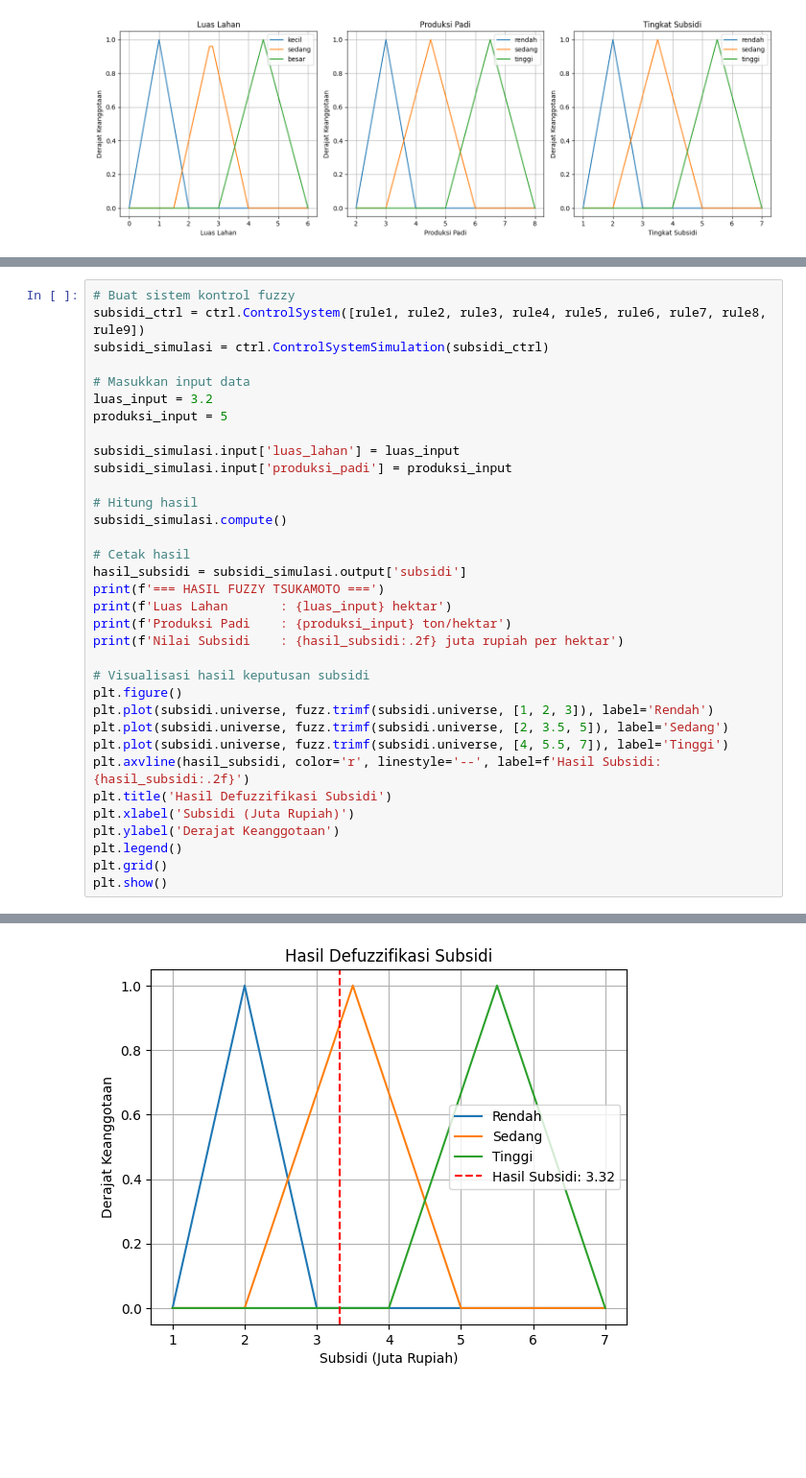
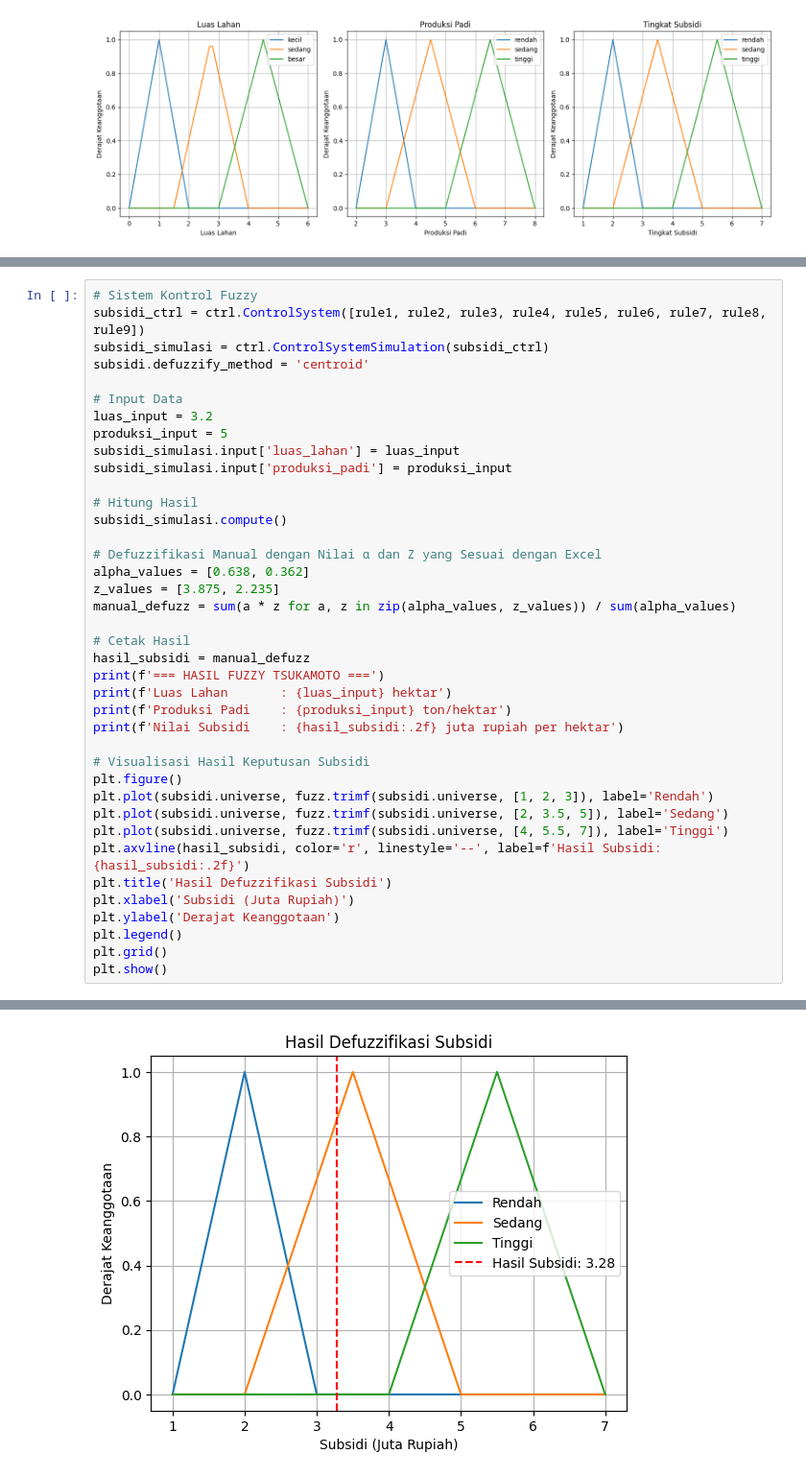
Before and after one commit to ckckckcz/kuliah, a Jupyter notebook: Semester 4/Kecerdasan Buatan/quiz 1/tsukaomoto.ipynb, the cells around one changed output, grey strips where cells are left out. Shown at 96% size. Drawn from its saved outputs; the diff is of its cells as text; blank space fills up the shorter version.

```diff
--- a/Semester 4/Kecerdasan Buatan/quiz 1/tsukaomoto.ipynb
+++ b/Semester 4/Kecerdasan Buatan/quiz 1/tsukaomoto.ipynb
@@ -62,28 +61,33 @@ rule7 = ctrl.Rule(luas_lahan['besar'] & produksi_padi['rendah'], subsidi['sedang
 rule8 = ctrl.Rule(luas_lahan['besar'] & produksi_padi['sedang'], subsidi['rendah'])
 rule9 = ctrl.Rule(luas_lahan['besar'] & produksi_padi['tinggi'], subsidi['rendah'])
 # %%
-# Buat sistem kontrol fuzzy
+# Sistem Kontrol Fuzzy
 subsidi_ctrl = ctrl.ControlSystem([rule1, rule2, rule3, rule4, rule5, rule6, rule7, rule8, rule9])
 subsidi_simulasi = ctrl.ControlSystemSimulation(subsidi_ctrl)
+subsidi.defuzzify_method = 'centroid'
 
-# Masukkan input data
+# Input Data
 luas_input = 3.2
 produksi_input = 5
-
 subsidi_simulasi.input['luas_lahan'] = luas_input
 subsidi_simulasi.input['produksi_padi'] = produksi_input
 
-# Hitung hasil
+# Hitung Hasil
 subsidi_simulasi.compute()
 
-# Cetak hasil
-hasil_subsidi = subsidi_simulasi.output['subsidi']
+# Defuzzifikasi Manual dengan Nilai α dan Z yang Sesuai dengan Excel
+alpha_values = [0.638, 0.362]
+z_values = [3.875, 2.235]
+manual_defuzz = sum(a * z for a, z in zip(alpha_values, z_values)) / sum(alpha_values)
+
+# Cetak Hasil
+hasil_subsidi = manual_defuzz
 print(f'=== HASIL FUZZY TSUKAMOTO ===')
 print(f'Luas Lahan       : {luas_input} hektar')
 print(f'Produksi Padi    : {produksi_input} ton/hektar')
 print(f'Nilai Subsidi    : {hasil_subsidi:.2f} juta rupiah per hektar')
 
-# Visualisasi hasil keputusan subsidi
+# Visualisasi Hasil Keputusan Subsidi
 plt.figure()
 plt.plot(subsidi.universe, fuzz.trimf(subsidi.universe, [1, 2, 3]), label='Rendah')
 plt.plot(subsidi.universe, fuzz.trimf(subsidi.universe, [2, 3.5, 5]), label='Sedang')
@@ -103 +107 @@ Nilai Subsidi    : 3.32 juta rupiah per hektar
-[figure, old version]
+[figure, new version]
```
Also changed, not shown: parts of 4 cells of this notebook.
